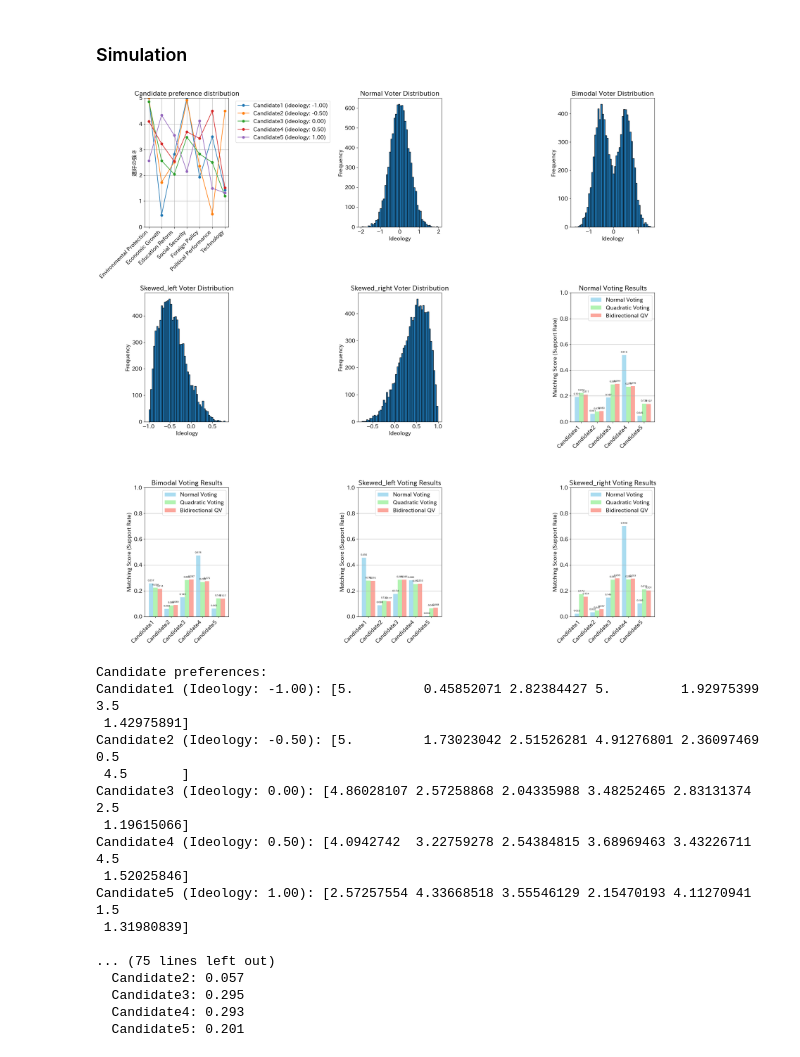
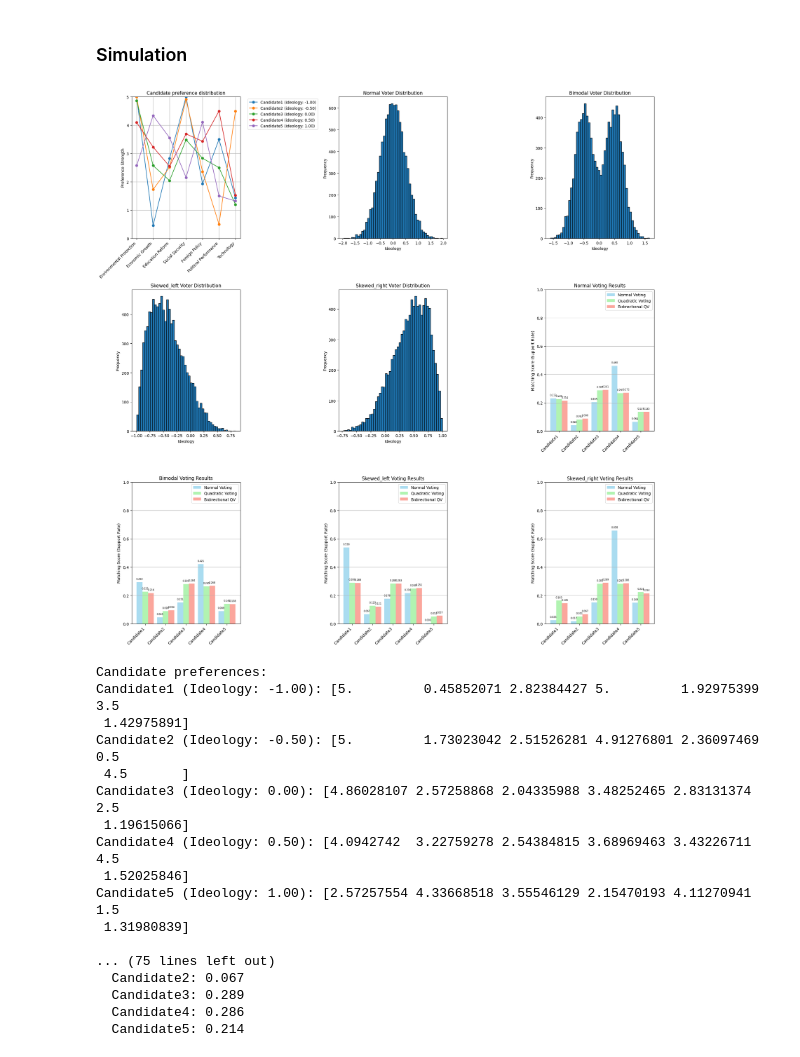
Before and after one commit to kentaro/bidirectional-quadratic-voting, a Jupyter notebook: experiments.ipynb, the cells around one changed output. Drawn from its saved outputs; the diff is of its cells as text; code cells hidden in the pictures.

```diff
--- a/experiments.ipynb
+++ b/experiments.ipynb
@@ -185,13 +151,6 @@ import matplotlib.pyplot as plt
 results = {}
 for v_dist in voter_distributions:
     voter_preferences, voter_ideologies = generate_voter_preferences(num_voters, num_issues, v_dist)
-
-    # 選挙キャンペーンの影響をシミュレート
-    voter_preferences = simulate_campaign_effect(voter_preferences, candidate_preferences)
-
-    # 戦略的投票行動をシミュレート
-    voter_preferences = strategic_voting(voter_preferences, candidate_preferences)
-
     normal_scores = calculate_normal_voting_matching_scores(voter_preferences, candidate_preferences)
     quadratic_scores = calculate_quadratic_voting_matching_scores(voter_preferences, candidate_preferences)
     bidirectional_scores = calculate_bidirectional_quadratic_voting_matching_scores(voter_preferences, candidate_preferences)
@@ -204,7 +163,7 @@ fig, axes = plt.subplots(3, 3, figsize=(20, 20))
 axes[0, 0].set_title('Candidate preference distribution')
 for i, prefs in enumerate(candidate_preferences):
     axes[0, 0].plot(range(len(issues)), prefs, marker='o', label=f'{candidates[i]} (ideology: {ideology_range[i]:.2f})')
-axes[0, 0].set_ylabel('選好の強さ')
+axes[0, 0].set_ylabel('Preference Strength')
 axes[0, 0].set_ylim(0, 5)
 axes[0, 0].set_xticks(range(len(issues)))
 axes[0, 0].set_xticklabels(issues, rotation=45, ha='right')
@@ -227,7 +186,7 @@ for i, (v_dist, (voter_ideologies, normal_scores, quadratic_scores, bidirectiona
     row, col = voting_result_positions[i]
     ax_match = axes[row, col]
     x = np.arange(len(candidates))
-    width = 0.28  # 幅を少し広げる
+    width = 0.28  # Slightly wider bars
 
     rects1 = ax_match.bar(x - width, normal_scores, width, label='Normal Voting', color='skyblue', alpha=0.7)
     rects2 = ax_match.bar(x, quadratic_scores, width, label='Quadratic Voting', color='lightgreen', alpha=0.7)
@@ -248,34 +207,34 @@ for i, (v_dist, (voter_ideologies, normal_scores, quadratic_scores, bidirectiona
                         xy=(rect.get_x() + rect.get_width() / 2, height),
                     xytext=(0, 5),  # 5 points vertical offset
                     textcoords="offset points",
                     ha='center', va='bottom',
                     fontsize=6)
 
     autolabel(rects1, normal_scores)
     autolabel(rects2, quadratic_scores)
     autolabel(rects3, bidirectional_scores)
 
 plt.tight_layout()
 plt.show()
 
 # Output of results
 print("Candidate preferences:")
 for i, prefs in enumerate(candidate_preferences):
     print(f"{candidates[i]} (Ideology: {ideology_range[i]:.2f}): {prefs}")
 
 for v_dist, (_, normal_scores, quadratic_scores, bidirectional_scores) in results.items():
     print(f"\n{v_dist.capitalize()} Voter Distribution:")
     print("Matching scores by normal voting:")
     for i, score in enumerate(normal_scores):
         print(f"  {candidates[i]}: {score:.3f}")
     print("Matching scores by Quadratic Voting:")
     for i, score in enumerate(quadratic_scores):
         print(f"  {candidates[i]}: {score:.3f}")
     print("Matching scores by Bidirectional Quadratic Voting:")
     for i, score in enumerate(bidirectional_scores):
         print(f"  {candidates[i]}: {score:.3f}")
 # %% [output]
-[figure, old version]
+[figure, new version]
 Candidate preferences:
 Candidate1 (Ideology: -1.00): [5.         0.45852071 2.82384427 5.         1.92975399 3.5
  1.42975891]
@@ -289,7 +248,7 @@ Candidate5 (Ideology: 1.00): [2.57257554 4.33668518 3.55546129 2.15470193 4.1127
  1.31980839]
 
 ... (75 lines left out)
-  Candidate2: 0.057
-  Candidate3: 0.295
-  Candidate4: 0.293
-  Candidate5: 0.201
+  Candidate2: 0.067
+  Candidate3: 0.289
+  Candidate4: 0.286
+  Candidate5: 0.214
```
Also changed, not shown: parts of 2 cells of this notebook.
